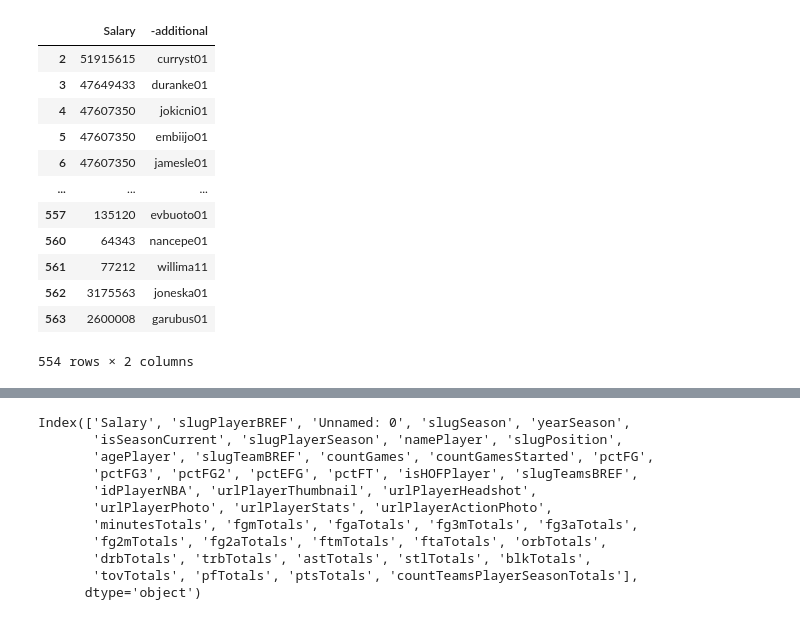
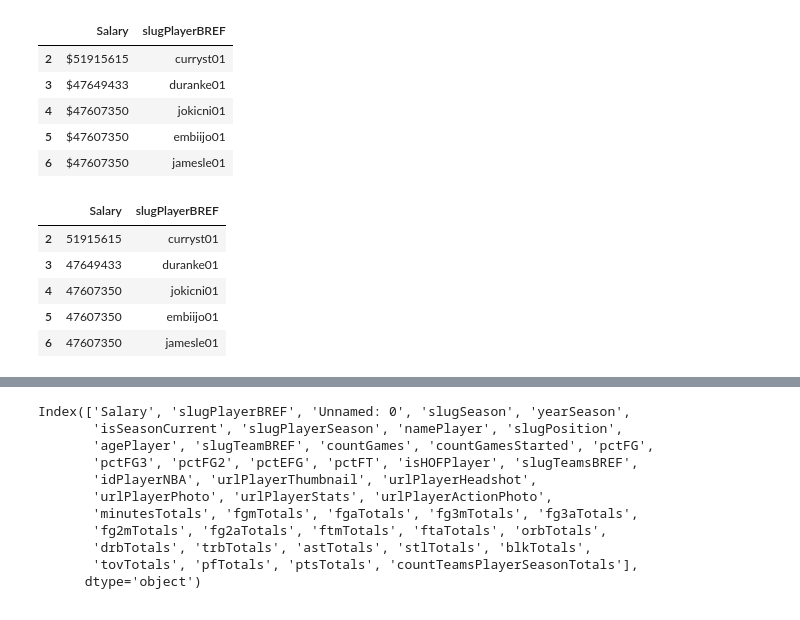
Before and after one commit to m-1806/nba, a Jupyter notebook: M.ipynb, the cells around one changed output, grey strips where cells are left out. Saved outputs shown, nothing was run; the diff lists cells and outputs as text; code cells hidden in the pictures.

```diff
--- a/M.ipynb
+++ b/M.ipynb
@@ -2,7 +9,10 @@
 import numpy as np
 import pandas as pd
 import plotly.express as px
+
+# Cargamos los dataframes
+salary = pd.read_csv("SALARY.csv")
+stats = pd.read_csv("DATAT2.csv")
+
+# Función para poder visualizar todas las columnas dentro del notebook
+pd.set_option('display.max_columns', None)
-# %%
-#cargamos los dataframes
-salary = pd.read_csv("SALARY.CSV")
-stats = pd.read_csv("DATAT2.CSV")
@@ -91,0 +61,7 @@ salary2
+# %%
+# Nos quedamos con la fila Salario y su slugPlayerBREF
+salary2 = salary[["Salary", "-additional"]]
+
+# Renombramos "-additional" a "slugPlayerBREF"
+salary2 = salary2.rename(columns = {'-additional':'slugPlayerBREF'})
+salary2.head(5)
@@ -92,17 +75,25 @@ salary2
+# %%
+# Quitamos filas que contengan 1 o más valores NULL
+salary2 = salary2.dropna()
+
+# Eliminamos la primera fila
+salary2 = salary2.drop([0])
+salary2.head(5)
+# %% [output]
+|  | Salary | slugPlayerBREF |
+| 2 | $51915615 | curryst01 |
+| 3 | $47649433 | duranke01 |
+| 4 | $47607350 | jokicni01 |
+| 5 | $47607350 | embiijo01 |
+| 6 | $47607350 | jamesle01 |
 # %%
+# Remover $ de la columna Salario para todas las filas
 salary2['Salary'] = salary2['Salary'].replace('[\$]', '', regex=True).astype(int)
-salary2
+salary2.head(5)
 # %% [output]
-|  | Salary | -additional |
+|  | Salary | slugPlayerBREF |
 | 2 | 51915615 | curryst01 |
 | 3 | 47649433 | duranke01 |
 | 4 | 47607350 | jokicni01 |
 | 5 | 47607350 | embiijo01 |
 | 6 | 47607350 | jamesle01 |
-| ... | ... | ... |
-| 557 | 135120 | evbuoto01 |
-| 560 | 64343 | nancepe01 |
-| 561 | 77212 | willima11 |
-| 562 | 3175563 | joneska01 |
-| 563 | 2600008 | garubus01 |
-554 rows × 2 columns
```
Also changed, not shown: parts of 37 cells of this notebook.
